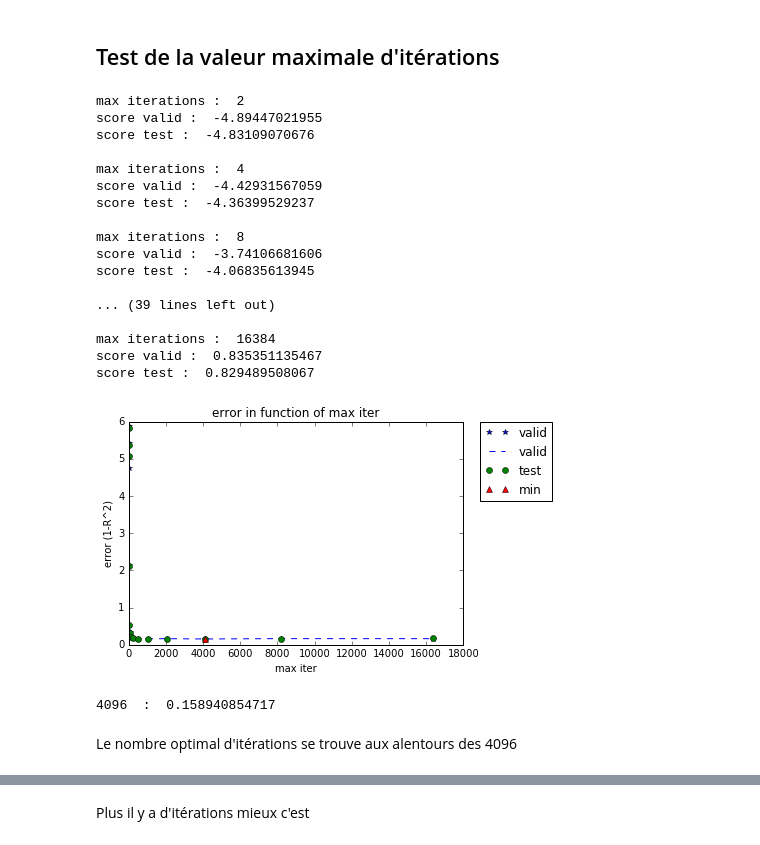
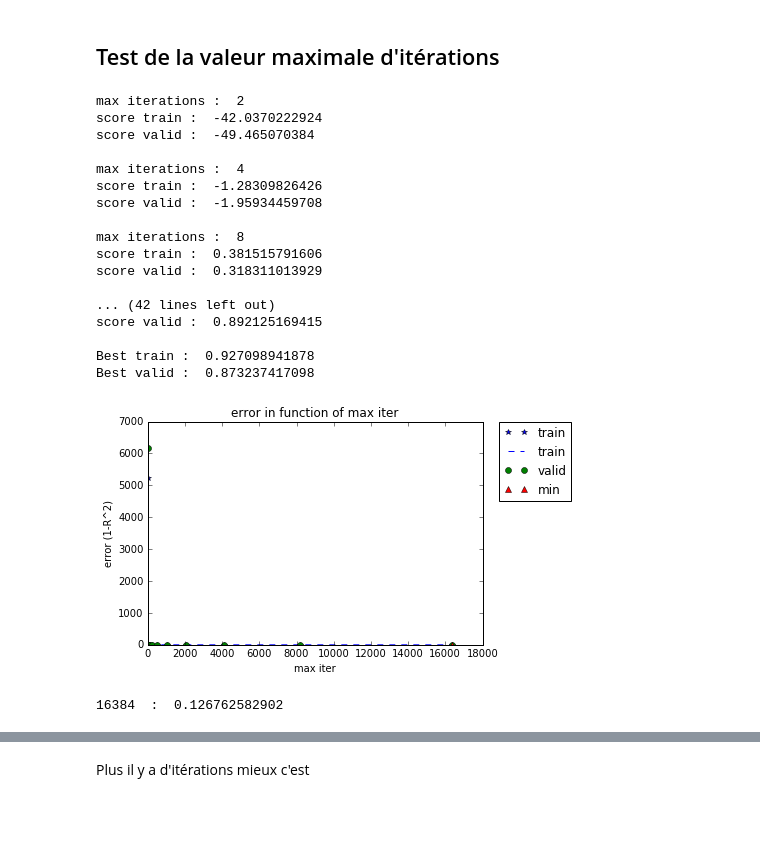
Before and after one commit to MaxouGJ/House-Prices, a Jupyter notebook: PROJET_HP_Maxime.ipynb, the cells around one changed output, grey strips where cells are left out. Cells and saved outputs as stored; diff of their text form; code cells hidden in the pictures; blank space fills up the shorter version.

```diff
--- a/PROJET_HP_Maxime.ipynb
+++ b/PROJET_HP_Maxime.ipynb
@@ -1682,64 +1569,70 @@ On constate que le learning rate constant est plus performant (c'est celui par d
 # %% [markdown]
 ## Test de la valeur maximale d'itérations
 # %%
-scores_valid_mi = []
-scores_test_mi = []
+scores_train_mi2 = []
+scores_valid_mi2 = []
 
 iterations = list()
 for i in range(1, 15):
     iterations.append(2**i)
 
 for mi in iterations :
-    regressor = MLPRegressor(max_iter=mi)
+    score_train = []
+    score_valid = []
+    for i in range(0,10):
+        regressor = MLPRegressor(max_iter=mi, solver="lbfgs", alpha=10)
 
-    regressor.fit(data_train_x, data_train_y)
-    score = regressor.score(data_valid_x, data_valid_y)
+        regressor.fit(data_train_x, data_train_y)
+        score_t = regressor.score(data_train_x, data_train_y)
+        score_v = regressor.score(data_valid_x, data_valid_y)
 
-    regressor.fit(data_valid_x, data_valid_y)
-    score_test = regressor.score(data_test_x, data_test_y)
+        score_train.append(score_t)
+        score_valid.append(score_v)
 
-    scores_valid_mi.append(score)
-    scores_test_mi.append(score_test)
+    scores_train_mi2.append(np.mean(score_train))
+    scores_valid_mi2.append(np.mean(score_valid))
 
     print "max iterations : ", mi
-    print "score valid : ", score
-    print "score test : ", score_test, "\n"
+    print "score train : ", np.mean(score_t)
+    print "score valid : ", np.mean(score_v), "\n"
+
+
+print "Best train : ",np.max(scores_train_mi2)
+print "Best valid : ",np.max(scores_valid_mi2)
 # %% [output]
 max iterations :  2
-score valid :  -4.89447021955
-score test :  -4.83109070676
+score train :  -42.0370222924
+score valid :  -49.465070384
 
 max iterations :  4
-score valid :  -4.42931567059
-score test :  -4.36399529237
+score train :  -1.28309826426
+score valid :  -1.95934459708
 
 max iterations :  8
-score valid :  -3.74106681606
-score test :  -4.06835613945
+score train :  0.381515791606
+score valid :  0.318311013929
 
-... (39 lines left out)
+... (42 lines left out)
+score valid :  0.892125169415
 
-max iterations :  16384
-score valid :  0.835351135467
-score test :  0.829489508067
+Best train :  0.927098941878
+Best valid :  0.873237417098
 # %%
-errors_valid_mi = [1-x for x in scores_valid_mi]
-errors_test_mi = [1-x for x in scores_test_mi]
-min_x = iterations[np.argmin(errors_test_mi)]
-min_y = np.min(errors_test_mi)
-plt.plot(iterations,errors_valid_mi, '*', color='b', label='valid')
-plt.plot(iterations,errors_valid_mi, 'r--', color='b', label='valid')
-plt.plot(iterations, errors_test_mi, 'ro', color='g', label='test')
+errors_train_mi = [1-x for x in scores_train_mi2]
+errors_valid_mi = [1-x for x in scores_valid_mi2]
+min_x = iterations[np.argmin(errors_valid_mi)]
+min_y = np.min(errors_valid_mi)
+plt.plot(iterations,errors_train_mi, '*', color='b', label='train')
+plt.plot(iterations,errors_train_mi, 'r--', color='b', label='train')
+plt.plot(iterations, errors_valid_mi, 'ro', color='g', label='valid')
 plt.plot(min_x, min_y, 'g^', color='r', label="min")
 plt.ylabel("error (1-R^2)")
 plt.xlabel("max iter")
 plt.title("error in function of max iter")
 plt.legend(bbox_to_anchor=(1.05, 1), loc=2, borderaxespad=0.)
 plt.show()
 
 print min_x, " : ", min_y
 # %% [output]
-[figure, old version]
+[figure, new version]
-4096  :  0.158940854717
+16384  :  0.126762582902
-# %% [markdown]
-Le nombre optimal d'itérations se trouve aux alentours des 4096
```
Also changed, not shown: parts of 44 cells of this notebook.
